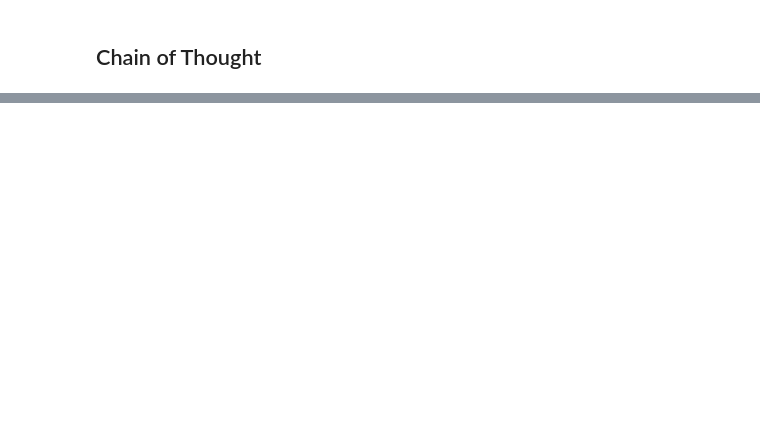
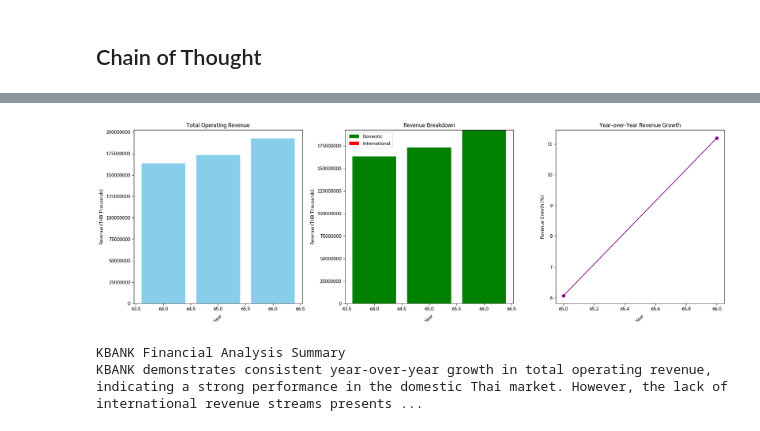
Before and after one commit to batprem/llm-balance-sheets, a Jupyter notebook: 02-balance-sheet-prompt.ipynb, the cells around one changed output, grey strips where cells are left out. Drawn from its saved outputs; the diff is of its cells as text; code cells hidden in the pictures; blank space fills up the shorter version.

```diff
--- a/02-balance-sheet-prompt.ipynb
+++ b/02-balance-sheet-prompt.ipynb
@@ -259,6 +429,10 @@ exec(python_code.strip("`").lstrip("python").strip())
 # %%
 python_code = get_gemini_completion(prompt, stream=True)
-exec(python_code.strip("`").lstrip("python").strip())
+exec(python_code.strip().strip("`").lstrip("python").strip())
+# %% [output]
+[figure, added]
+KBANK Financial Analysis Summary
+KBANK demonstrates consistent year-over-year growth in total operating revenue, indicating a strong performance in the domestic Thai market. However, the lack of international revenue streams presents ...
 # %%
 prompt = """
 The stock KBANK is a bussiness mentioned in Thai "ธนาคารกสิกรไทย จํากัด (มหาชน) ประกอบกิจการธนาคารพาณิชย์ ธุรกิจ หลักทรัพย์และธุรกิจท่ีเก่ียวเนื่องตามที่ได้รับอนุญาตไว้ในพระราชบัญญัติธุรกิจ สถาบันการเงินฯ และพระราชบัญญัติหลักทรัพย์และตลาดหลักทรัพย์ฯ และ ประกาศที่เกี่ยวข้อง โดย ณ วันที่ 31 ธันวาคม 2566 ธนาคารมีเครือข่ายสาขา จํานวน 809 สาขา และเครื่องอิเล็กทรอนิกส์สําหรับทําธุรกรรมด้วยตนเอง 10,903 เครื่อง ครอบคลุมทุกพื้นท่ีและเพียงพอต่อความต้องการของลูกค้า นอกจากน้ี ธนาคารมีเครือข่ายการให้บริการในต่างประเทศรวม 16 แห่ง ใน 8 ประเทศ มีศูนย์กลางการดําเนินงานและให้บริการท่ีสํานักงานใหญ่"
```
Also changed, not shown: parts of 10 cells of this notebook.
